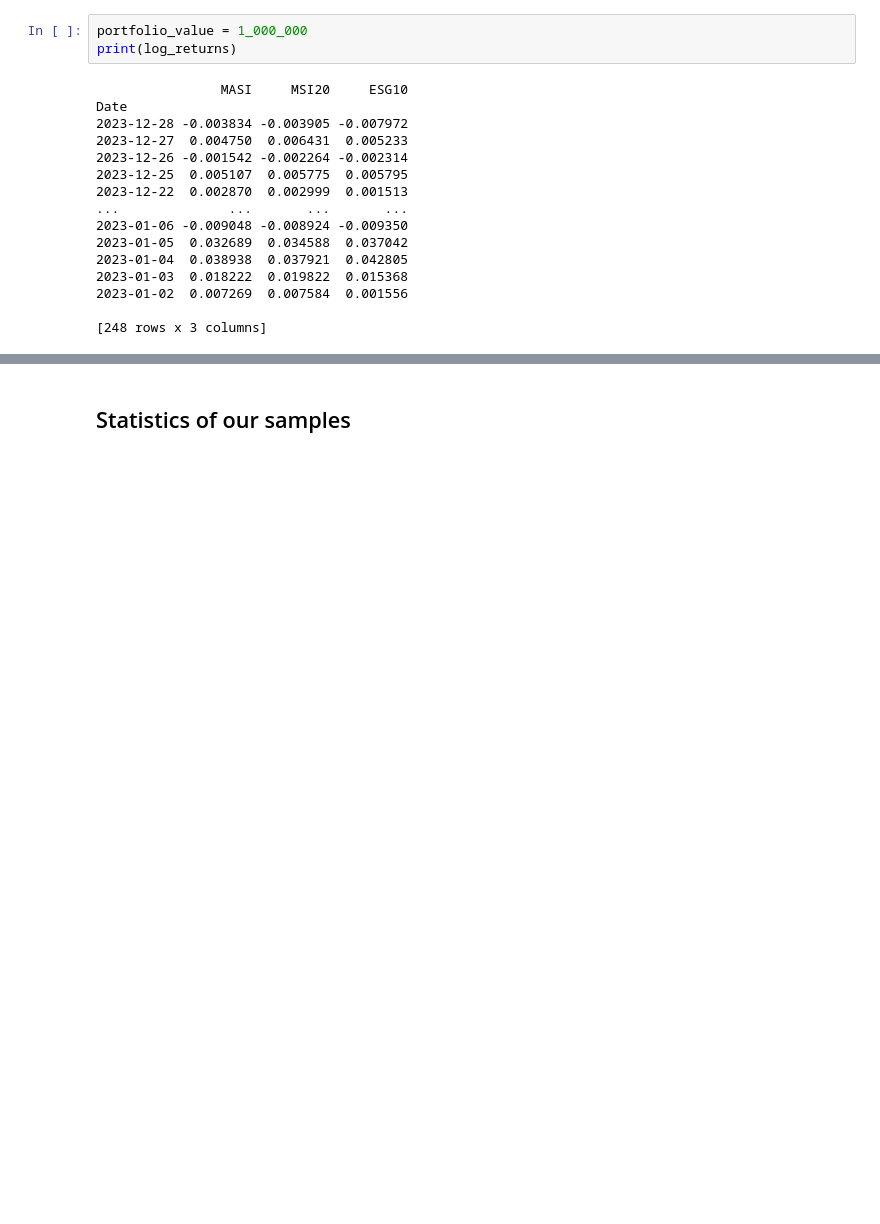
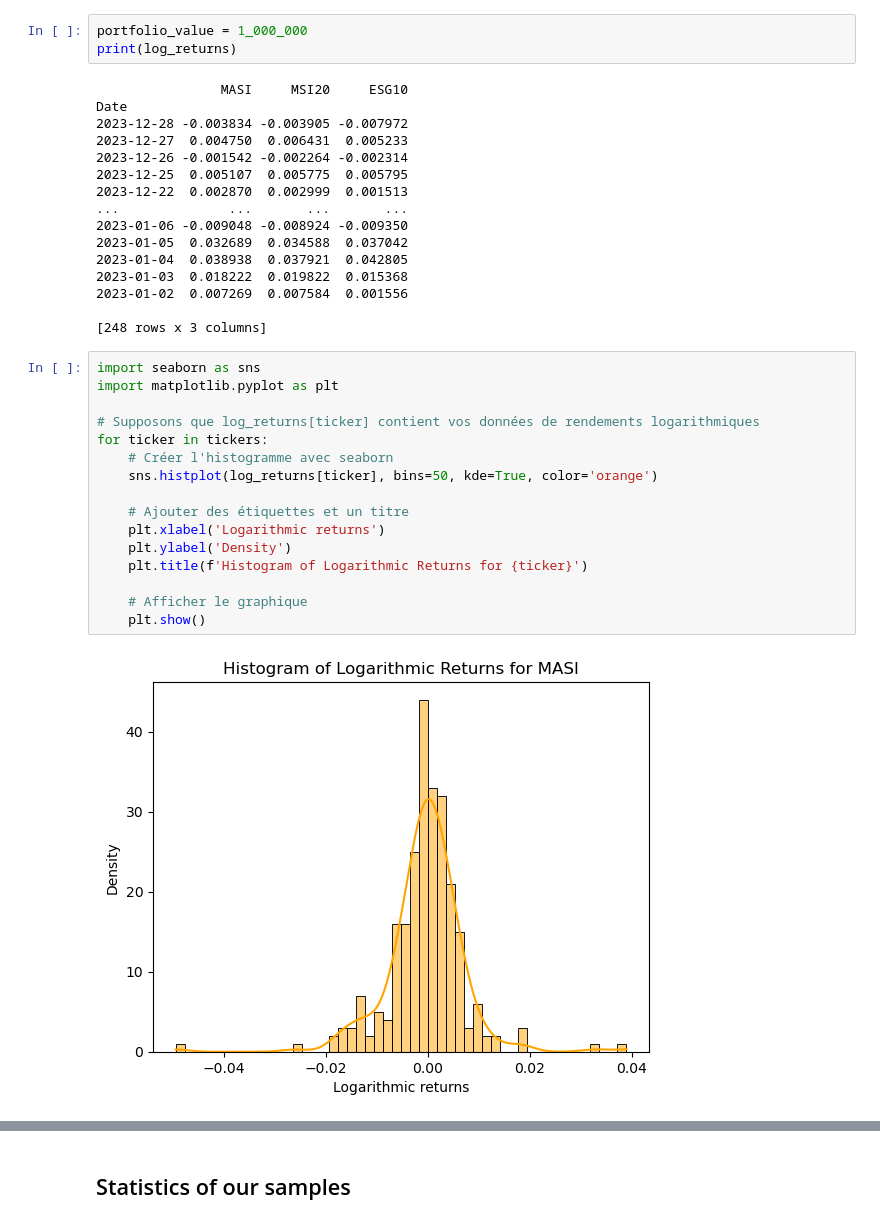
Before and after one commit to ouzlimnadir/VaR, a Jupyter notebook: VaR.ipynb, the cells around one changed output, grey strips where cells are left out. Cells and saved outputs as stored; diff of their text form; blank space fills up the shorter version.

```diff
--- a/VaR.ipynb
+++ b/VaR.ipynb
@@ -45,3 +44,21 @@ Date
 2023-01-02  0.007269  0.007584  0.001556
 
 [248 rows x 3 columns]
+# %%
+import seaborn as sns
+import matplotlib.pyplot as plt
+
+# Supposons que log_returns[ticker] contient vos données de rendements logarithmiques
+for ticker in tickers:
+    # Créer l'histogramme avec seaborn
+    sns.histplot(log_returns[ticker], bins=50, kde=True, color='orange')
+
+    # Ajouter des étiquettes et un titre
+    plt.xlabel('Logarithmic returns')
+    plt.ylabel('Density')
+    plt.title(f'Histogram of Logarithmic Returns for {ticker}')
+
+    # Afficher le graphique
+    plt.show()
+# %% [output]
+[figure, added]
```
Also changed, not shown: parts of 7 cells of this notebook.
